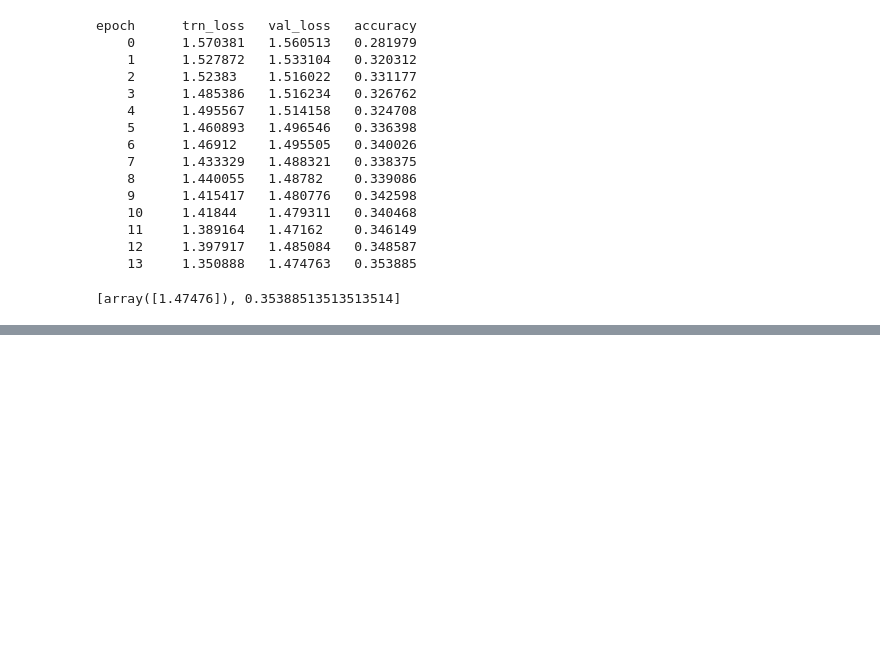
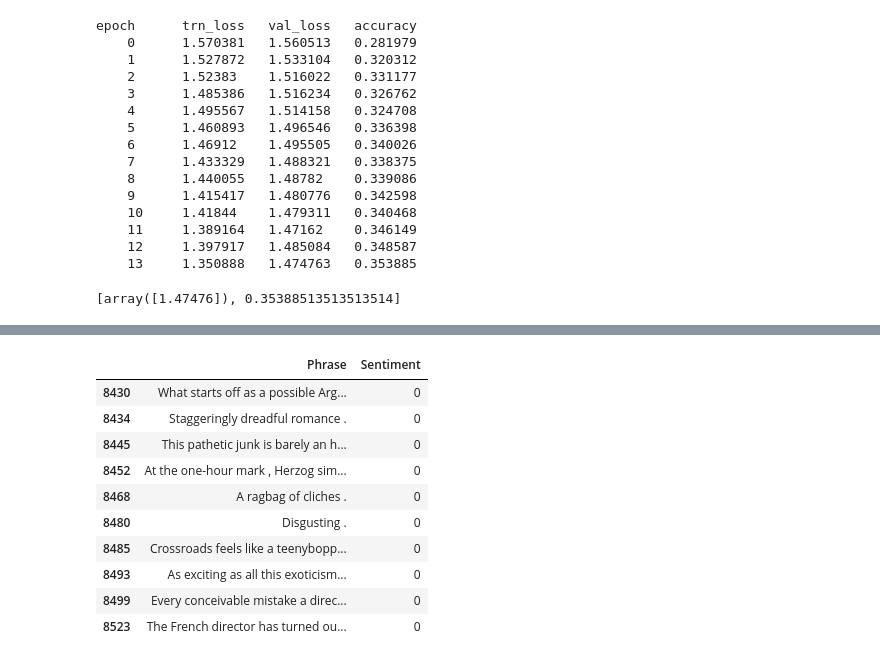
Before and after one commit to Muosvr/movie-review-sentiment-analysis-kernels-only, a Jupyter notebook: movie-review-sentiment-analysis-kernels-only.ipynb, the cells around one changed output, grey strips where cells are left out. Saved outputs shown, nothing was run; the diff lists cells and outputs as text; code cells hidden in the pictures; blank space fills up the shorter version.

```diff
--- a/movie-review-sentiment-analysis-kernels-only.ipynb
+++ b/movie-review-sentiment-analysis-kernels-only.ipynb
@@ -416,0 +600,14 @@ epoch      trn_loss   val_loss   accuracy
+# %%
+df_vpvn.tail(10)
+# %% [output]
+|  | Phrase | Sentiment |
+| 8430 | What starts off as a possible Arg... | 0 |
+| 8434 | Staggeringly dreadful romance . | 0 |
+| 8445 | This pathetic junk is barely an h... | 0 |
+| 8452 | At the one-hour mark , Herzog sim... | 0 |
+| 8468 | A ragbag of cliches . | 0 |
+| 8480 | Disgusting . | 0 |
+| 8485 | Crossroads feels like a teenybopp... | 0 |
+| 8493 | As exciting as all this exoticism... | 0 |
+| 8499 | Every conceivable mistake a direc... | 0 |
+| 8523 | The French director has turned ou... | 0 |
```
Also changed, not shown: parts of 57 cells of this notebook.
